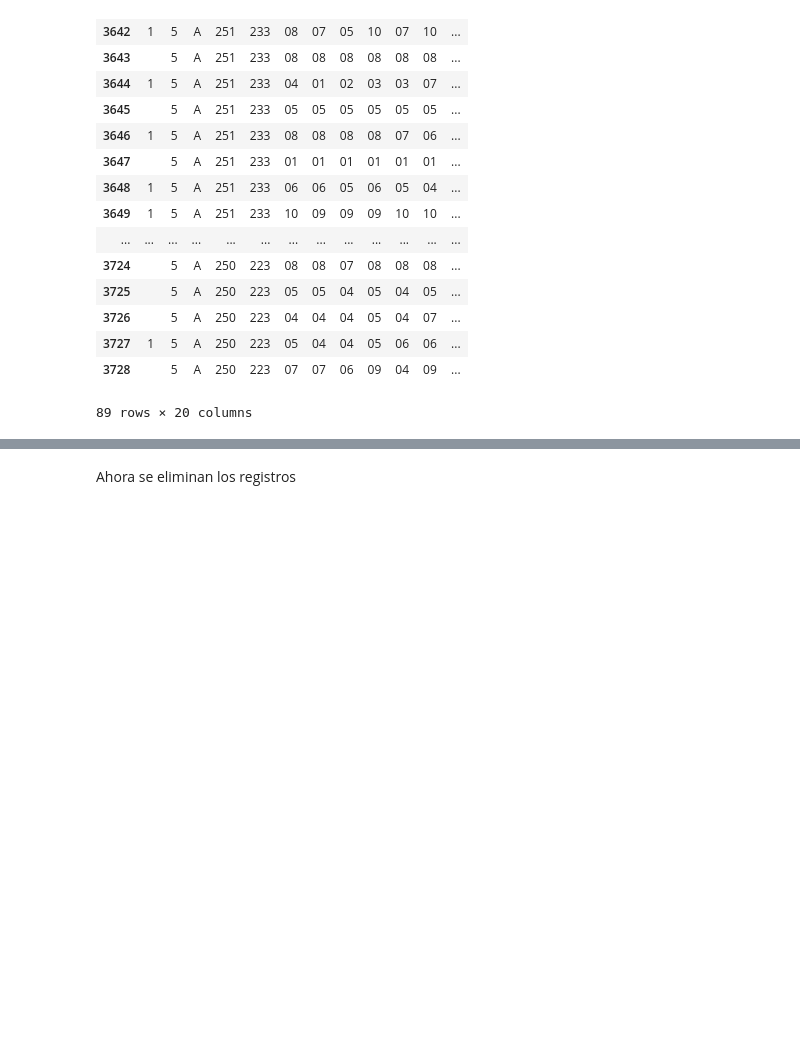
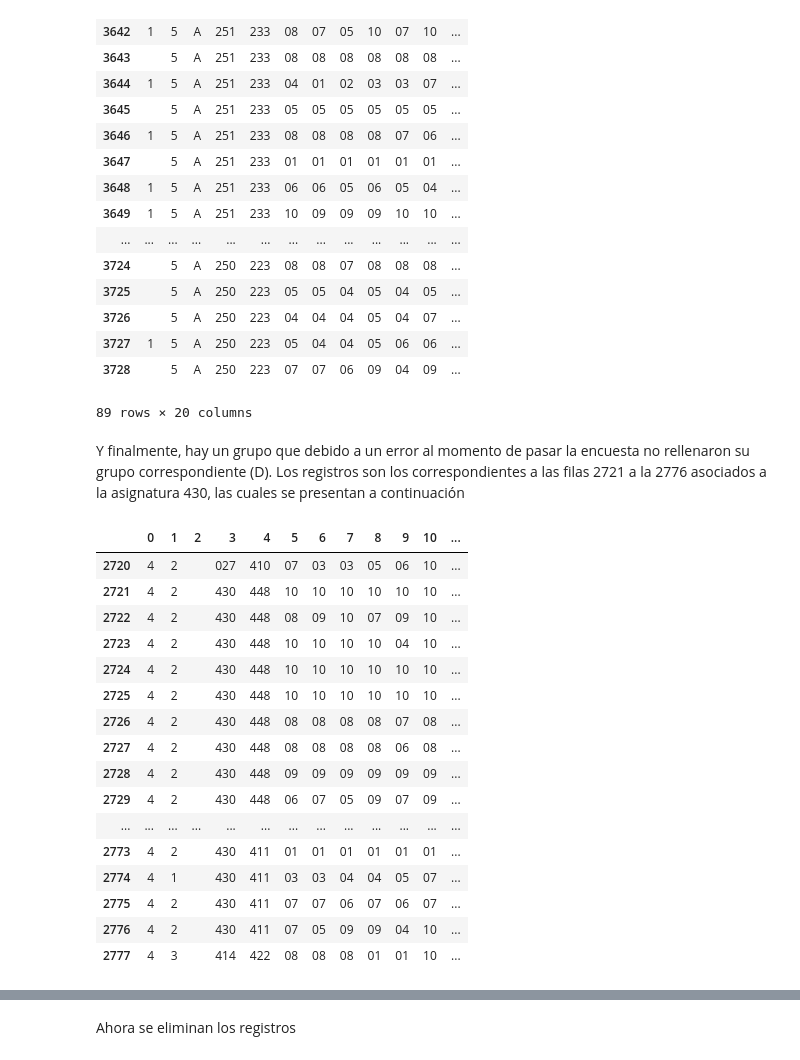
Before and after one commit to AntonioPL/TFM_Kschool, a Jupyter notebook: Tidy1.ipynb, the cells around one changed output, grey strips where cells are left out. Cells and saved outputs as stored; diff of their text form; code cells hidden in the pictures; blank space fills up the shorter version.

```diff
--- a/Tidy1.ipynb
+++ b/Tidy1.ipynb
@@ -169,3 +172,25 @@ encu_1.iloc[3640:,:]
 | 3727 | 1 | 5 | A | 250 | 223 | 05 | 04 | 04 | 05 | 06 | 06 | ... |
 | 3728 |  | 5 | A | 250 | 223 | 07 | 07 | 06 | 09 | 04 | 09 | ... |
 89 rows × 20 columns
+# %% [markdown]
+Y finalmente, hay un grupo que debido a un error al momento de pasar la encuesta no rellenaron su grupo correspondiente (D). Los registros son los correspondientes a las filas 2721 a la 2776 asociados a la asignatura 430, las cuales se presentan a continuación
+# %%
+encu_1.iloc[2720:2778,:]
+# %% [output]
+|  | 0 | 1 | 2 | 3 | 4 | 5 | 6 | 7 | 8 | 9 | 10 | ... |
+| 2720 | 4 | 2 |  | 027 | 410 | 07 | 03 | 03 | 05 | 06 | 10 | ... |
+| 2721 | 4 | 2 |  | 430 | 448 | 10 | 10 | 10 | 10 | 10 | 10 | ... |
+| 2722 | 4 | 2 |  | 430 | 448 | 08 | 09 | 10 | 07 | 09 | 10 | ... |
+| 2723 | 4 | 2 |  | 430 | 448 | 10 | 10 | 10 | 10 | 04 | 10 | ... |
+| 2724 | 4 | 2 |  | 430 | 448 | 10 | 10 | 10 | 10 | 10 | 10 | ... |
+| 2725 | 4 | 2 |  | 430 | 448 | 10 | 10 | 10 | 10 | 10 | 10 | ... |
+| 2726 | 4 | 2 |  | 430 | 448 | 08 | 08 | 08 | 08 | 07 | 08 | ... |
+| 2727 | 4 | 2 |  | 430 | 448 | 08 | 08 | 08 | 08 | 06 | 08 | ... |
+| 2728 | 4 | 2 |  | 430 | 448 | 09 | 09 | 09 | 09 | 09 | 09 | ... |
+| 2729 | 4 | 2 |  | 430 | 448 | 06 | 07 | 05 | 09 | 07 | 09 | ... |
+| ... | ... | ... | ... | ... | ... | ... | ... | ... | ... | ... | ... | ... |
+| 2773 | 4 | 2 |  | 430 | 411 | 01 | 01 | 01 | 01 | 01 | 01 | ... |
+| 2774 | 4 | 1 |  | 430 | 411 | 03 | 03 | 04 | 04 | 05 | 07 | ... |
+| 2775 | 4 | 2 |  | 430 | 411 | 07 | 07 | 06 | 07 | 06 | 07 | ... |
+| 2776 | 4 | 2 |  | 430 | 411 | 07 | 05 | 09 | 09 | 04 | 10 | ... |
+| 2777 | 4 | 3 |  | 414 | 422 | 08 | 08 | 08 | 01 | 01 | 10 | ... |
```
Also changed, not shown: parts of 38 cells of this notebook, 1 other file.
